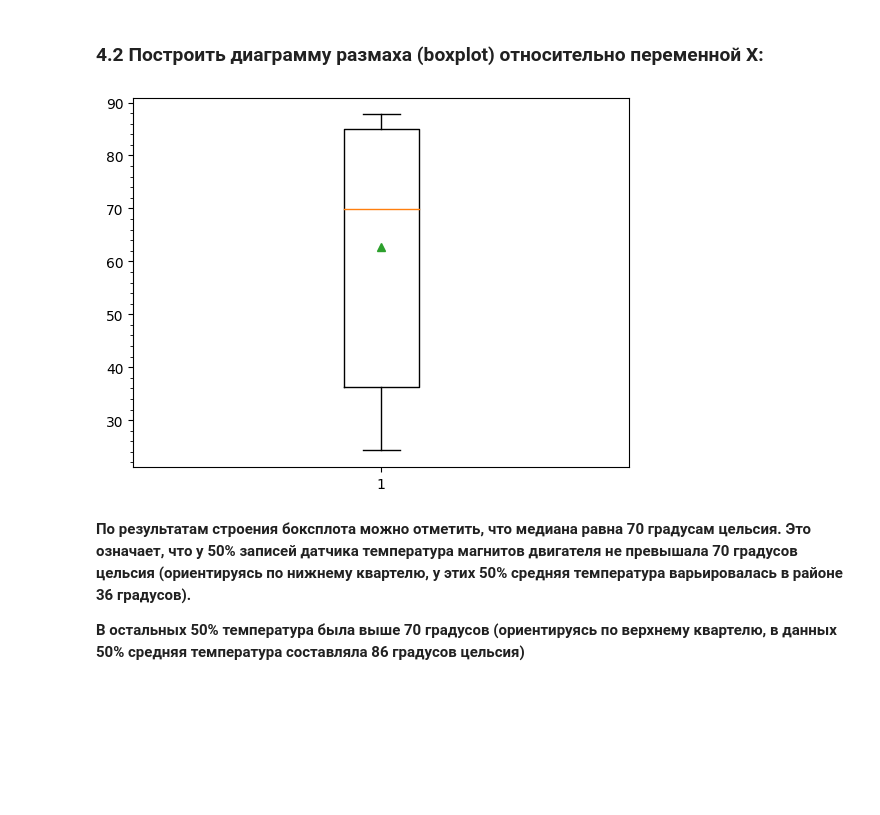
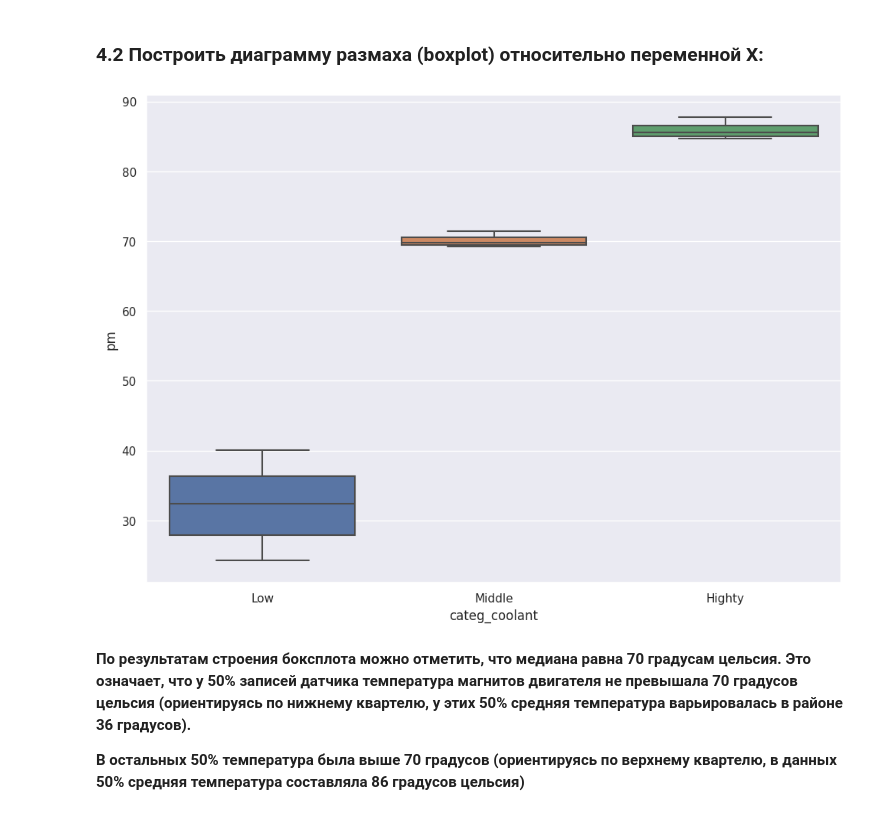
Before and after one commit to RazraB0tchik/lab1, a Jupyter notebook: Lab2.ipynb, the cells around one changed output. Saved outputs shown, nothing was run; the diff lists cells and outputs as text; code cells hidden in the pictures; blank space fills up the shorter version.

```diff
--- a/Lab2.ipynb
+++ b/Lab2.ipynb
@@ -243,12 +241,16 @@ figure.set_figheight(6)
 **Низкую температуру магнитнов и охлаждающей жидкости имеют 50% записей датчика**
 # %% [markdown]
 ### 4.2 Построить диаграмму размаха (boxplot) относительно переменной X: ###
-# %%
-plt.boxplot(sorted_frame["pm"], showmeans=True)
-plt.minorticks_on()
-plt.show()
-# %% [output]
-[figure, removed]
+# %%
+sns.set(rc={'figure.figsize':(11.7,8.27)})
+sns.boxplot(
+    x="categ_coolant",
+    y="pm",
+    order=["Low", "Middle", "Highty"],
+    data=sorted_frame
+);
+# %% [output]
+[figure, added]
 # %% [markdown]
 **По результатам строения боксплота можно отметить, что медиана равна 70 градусам цельсия. Это означает, что у 50% записей датчика температура магнитов двигателя не превышала 70 градусов цельсия (ориентируясь по нижнему квартелю, у этих 50% средняя температура варьировалась в районе 36 градусов).**
 
```
Also changed, not shown: parts of 9 cells of this notebook.
